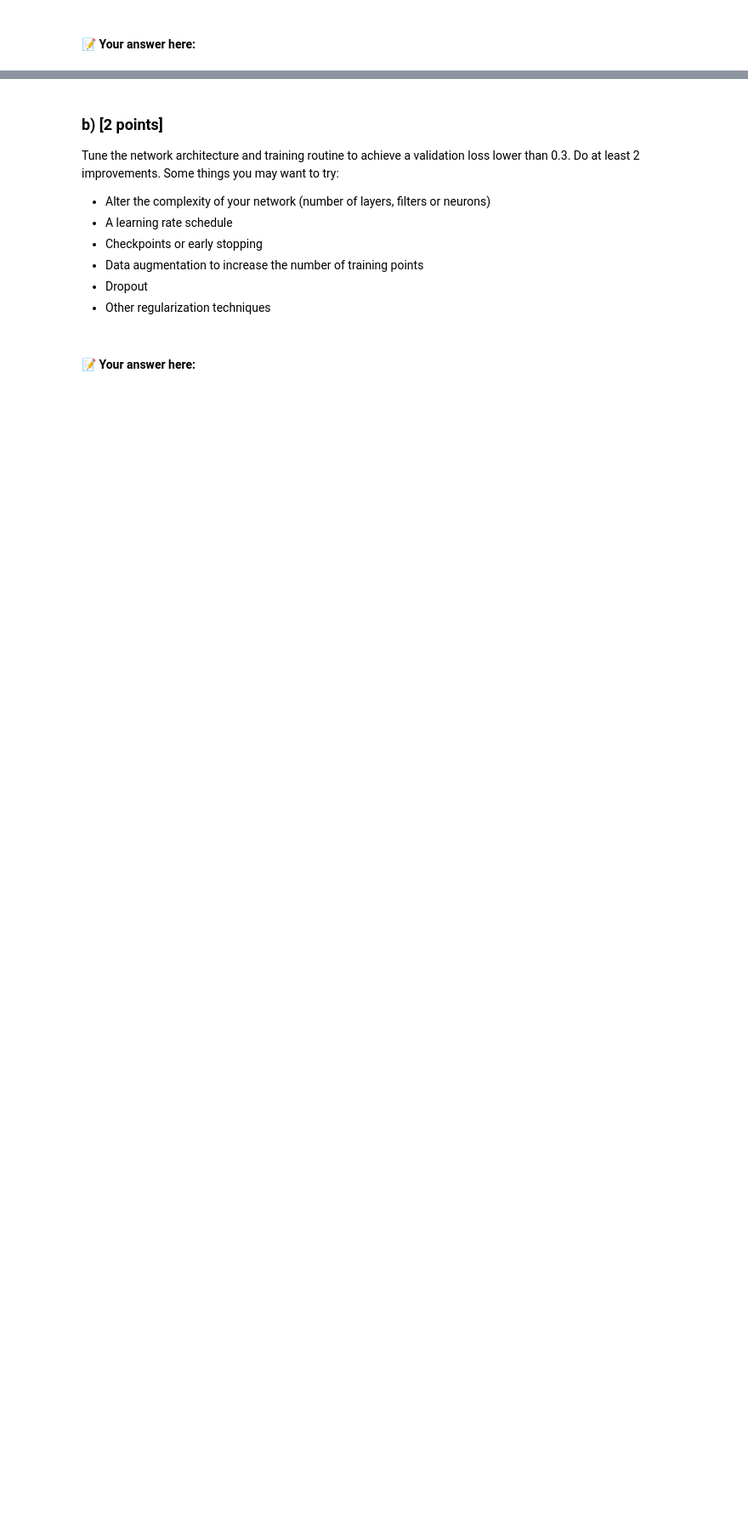
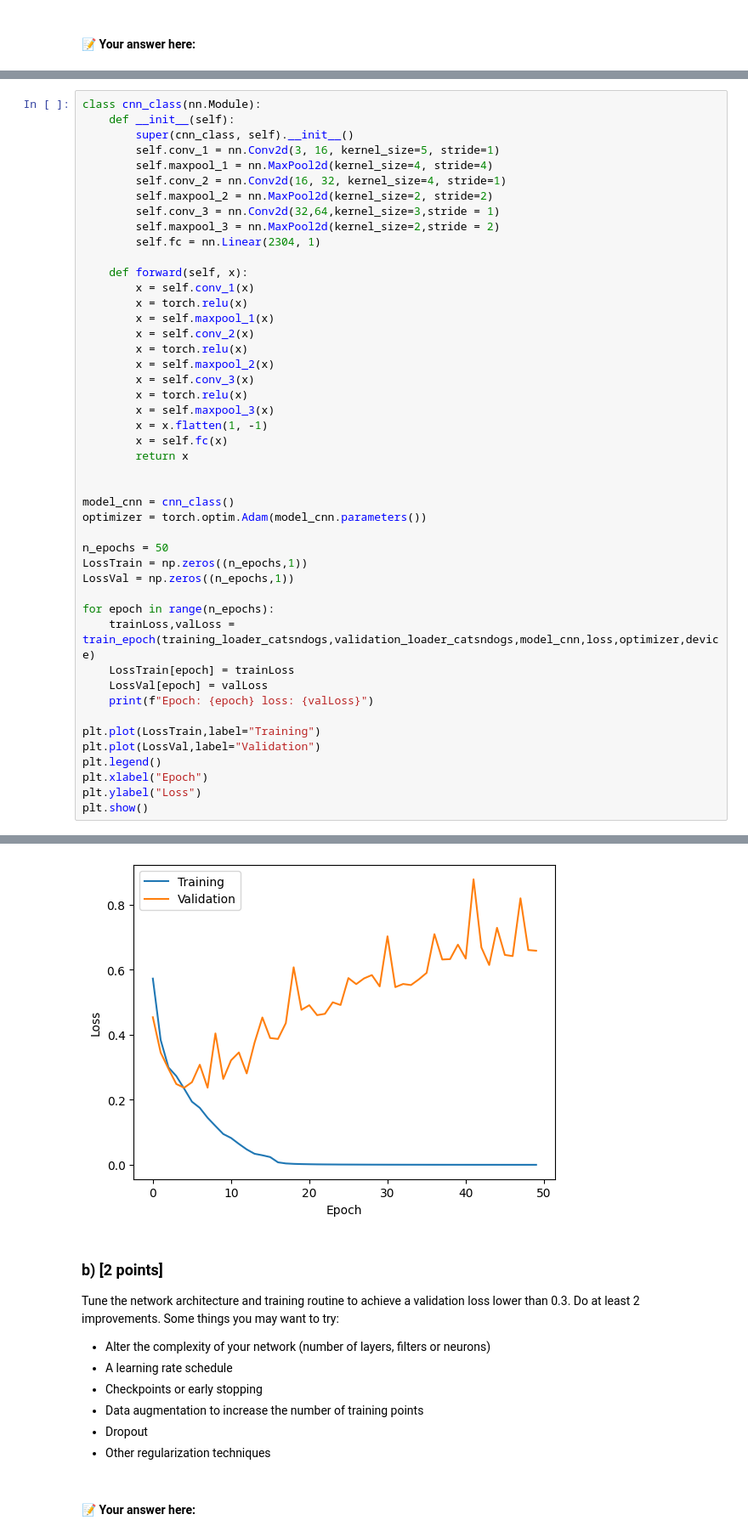
Before and after one commit to 1337Elm/TDA233, a Jupyter notebook: HW3_2024.ipynb, the cells around one changed output, grey strips where cells are left out. Shown at 85% size. Cells and saved outputs as stored; diff of their text form; blank space fills up the shorter version.

```diff
--- a/HW3_2024.ipynb
+++ b/HW3_2024.ipynb
@@ -743,0 +828,47 @@ conv_model = ...
+# %%
+class cnn_class(nn.Module):
+    def __init__(self):
+        super(cnn_class, self).__init__()
+        self.conv_1 = nn.Conv2d(3, 16, kernel_size=5, stride=1)
+        self.maxpool_1 = nn.MaxPool2d(kernel_size=4, stride=4)
+        self.conv_2 = nn.Conv2d(16, 32, kernel_size=4, stride=1)
+        self.maxpool_2 = nn.MaxPool2d(kernel_size=2, stride=2)
+        self.conv_3 = nn.Conv2d(32,64,kernel_size=3,stride = 1)
+        self.maxpool_3 = nn.MaxPool2d(kernel_size=2,stride = 2)
+        self.fc = nn.Linear(2304, 1)
+
+    def forward(self, x):
+        x = self.conv_1(x)
+        x = torch.relu(x)
+        x = self.maxpool_1(x)
+        x = self.conv_2(x)
+        x = torch.relu(x)
+        x = self.maxpool_2(x)
+        x = self.conv_3(x)
+        x = torch.relu(x)
+        x = self.maxpool_3(x)
+        x = x.flatten(1, -1)
+        x = self.fc(x)
+        return x
+
+
+model_cnn = cnn_class()
+optimizer = torch.optim.Adam(model_cnn.parameters())
+
+n_epochs = 50
+LossTrain = np.zeros((n_epochs,1))
+LossVal = np.zeros((n_epochs,1))
+
+for epoch in range(n_epochs):
+    trainLoss,valLoss = train_epoch(training_loader_catsndogs,validation_loader_catsndogs,model_cnn,loss,optimizer,device)
+    LossTrain[epoch] = trainLoss
+    LossVal[epoch] = valLoss
+    print(f"Epoch: {epoch} loss: {valLoss}")
+
+plt.plot(LossTrain,label="Training")
+plt.plot(LossVal,label="Validation")
+plt.legend()
+plt.xlabel("Epoch")
+plt.ylabel("Loss")
+plt.show()
+# %% [output]
@@ -744,3 +892,4 @@ conv_model = ...
+[figure, added]
 # %% [markdown]
 ### b)  [2 points]
 
```
Also changed, not shown: parts of 17 cells of this notebook.
